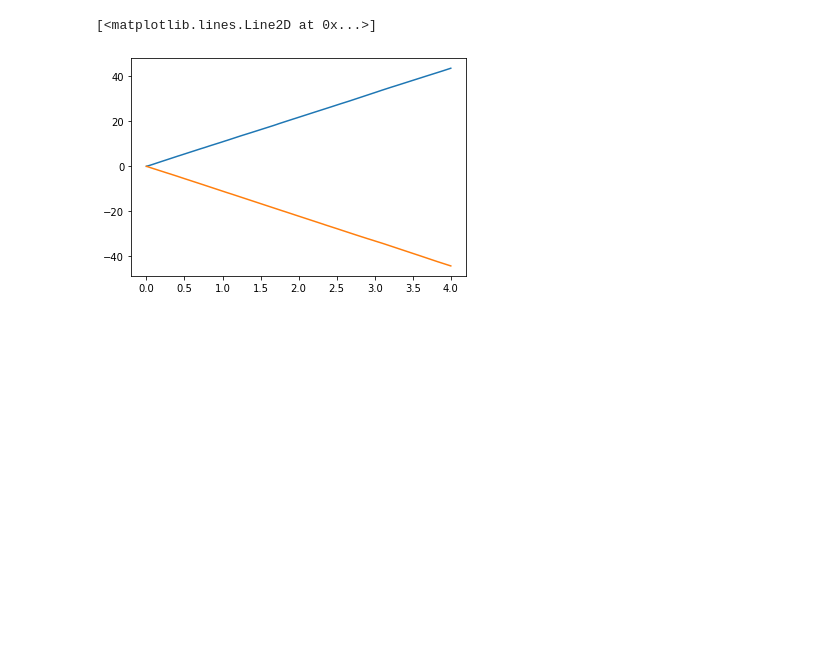
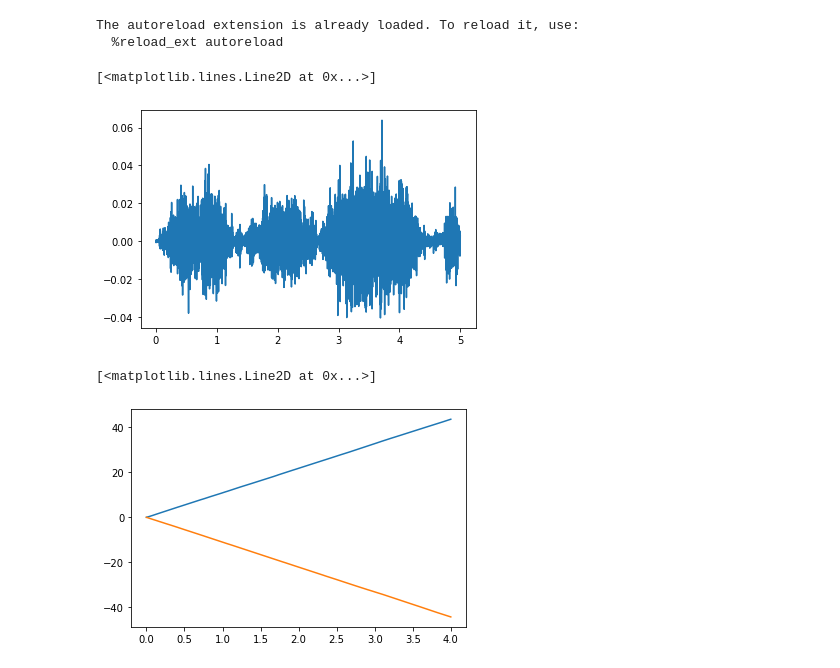
Before and after one commit to matibilkis/cdisc, a Jupyter notebook: analysis/load_plot.ipynb, the cells around one changed output. Cells and saved outputs as stored; diff of their text form; code cells hidden in the pictures; blank space fills up the shorter version.

```diff
--- a/analysis/load_plot.ipynb
+++ b/analysis/load_plot.ipynb
@@ -9,31 +9,29 @@ import numpy as np
 import matplotlib.pyplot as plt
 from numerics.utilities.misc import *
 import matplotlib
-from scipy.linalg import solve_continuous_are
 import pickle
 from tqdm import tqdm
 from analysis.misc import *
 from scipy.special import erf
 
-params, exp_path = def_params(flip = 0)
 
-which = mode = give_model()
-if "mechanical_damp" in which:
-    total_time = 4.
-    dt = 1e-5
-elif which == "mechanical_freq":
-    omega = .5*(params[1][1] + params[0][1])
-    T_param = 150.
-    ppg = 1e3
-    period = 2*np.pi/omega
-    total_time = T_param*period
-    dt = period/ppg
-elif (which == "optical_homodyne") or (which == "optical_heterodyne"):
-    damping = params[1][0]
-    total_time = 200.*damping
-    dt = damping/1e3
-
-timind, indis, indis_range = get_timind_indis(total_time, dt, rrange=True)
+params, exp_path = def_params()
+[a, b, alpha, beta] = params
+total_time = 5.
+dt = 1e-5
+# %% [output]
+The autoreload extension is already loaded. To reload it, use:
+  %reload_ext autoreload
+# %%
+s = load_data(exp_path=exp_path, itraj=1, total_time=total_time, dt=dt, what="x.npy")
+l = load_data(exp_path=exp_path, itraj=1, total_time=total_time , dt=dt, what="ell.npy")
+# %%
+timind, indis = get_timind_indis(total_time, dt, rrange=False)
+# %%
+plt.plot(timind, s**2 - l)
+# %% [output]
+[<matplotlib.lines.Line2D at 0x...>]
+[figure, added]
 # %%
 path_data = get_def_path()+"analysis/{}/".format(5000,mode)
 # %%
```
Also changed, not shown: 5 other files.
